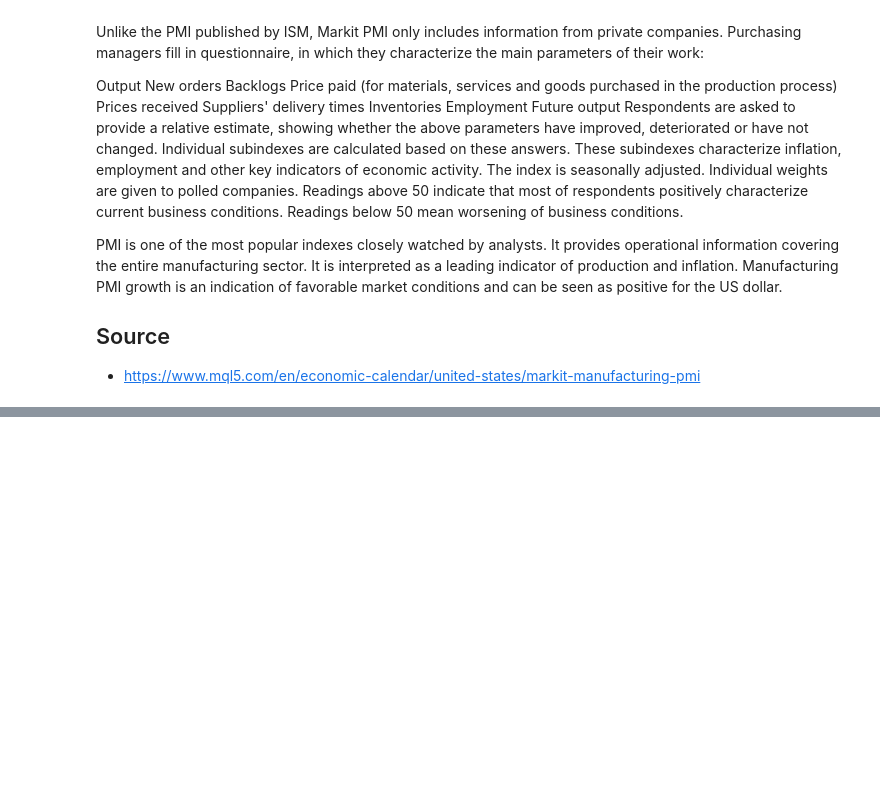
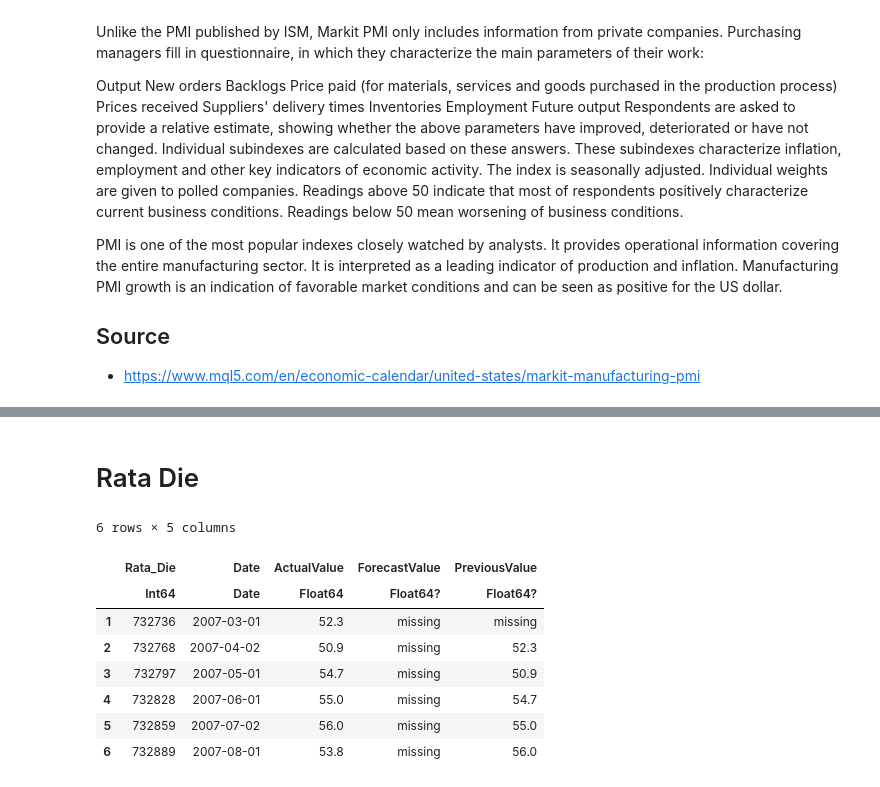
Before and after one commit to UkiDLucas/MarketIndicators.jl, a Jupyter notebook: Markit Manufacturing PMI.ipynb, the cells around one changed output, grey strips where cells are left out. Saved outputs shown, nothing was run; the diff lists cells and outputs as text; code cells hidden in the pictures; blank space fills up the shorter version.

```diff
--- a/Markit Manufacturing PMI.ipynb
+++ b/Markit Manufacturing PMI.ipynb
@@ -25,0 +82,16 @@ PMI is one of the most popular indexes closely watched by analysts. It provides
+# %% [markdown]
+# Rata Die
+# %%
+insert!(df, 1, zeros(Int64, record_count), :Rata_Die)
+update_rata_die!(df, 1, 2)
+first(df, 6)
+# %% [output]
+6 rows × 5 columns
+|  | Rata_Die | Date | ActualValue | ForecastValue | PreviousValue |
+|  | Int64 | Date | Float64 | Float64? | Float64? |
+| 1 | 732736 | 2007-03-01 | 52.3 | missing | missing |
+| 2 | 732768 | 2007-04-02 | 50.9 | missing | 52.3 |
+| 3 | 732797 | 2007-05-01 | 54.7 | missing | 50.9 |
+| 4 | 732828 | 2007-06-01 | 55.0 | missing | 54.7 |
+| 5 | 732859 | 2007-07-02 | 56.0 | missing | 55.0 |
+| 6 | 732889 | 2007-08-01 | 53.8 | missing | 56.0 |
```
Also changed, not shown: parts of 28 cells of this notebook, 1 other file.
